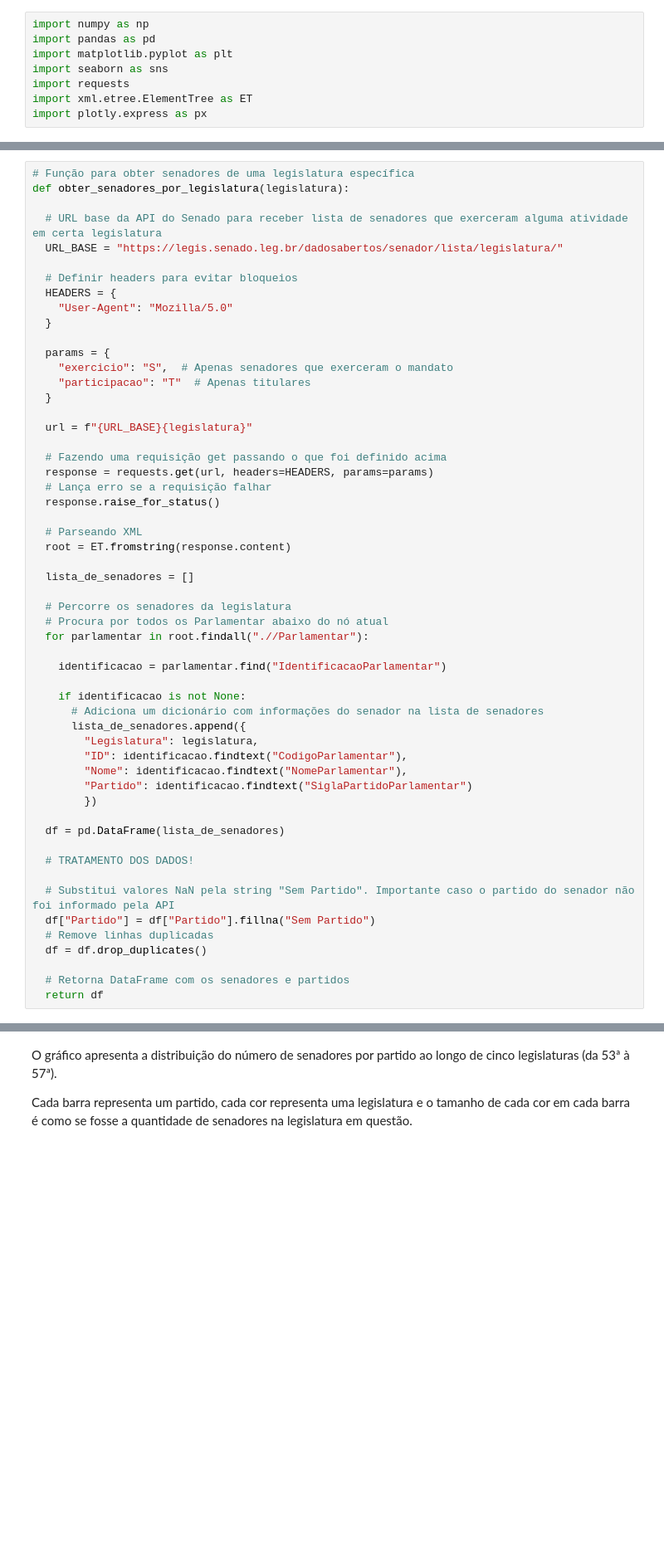
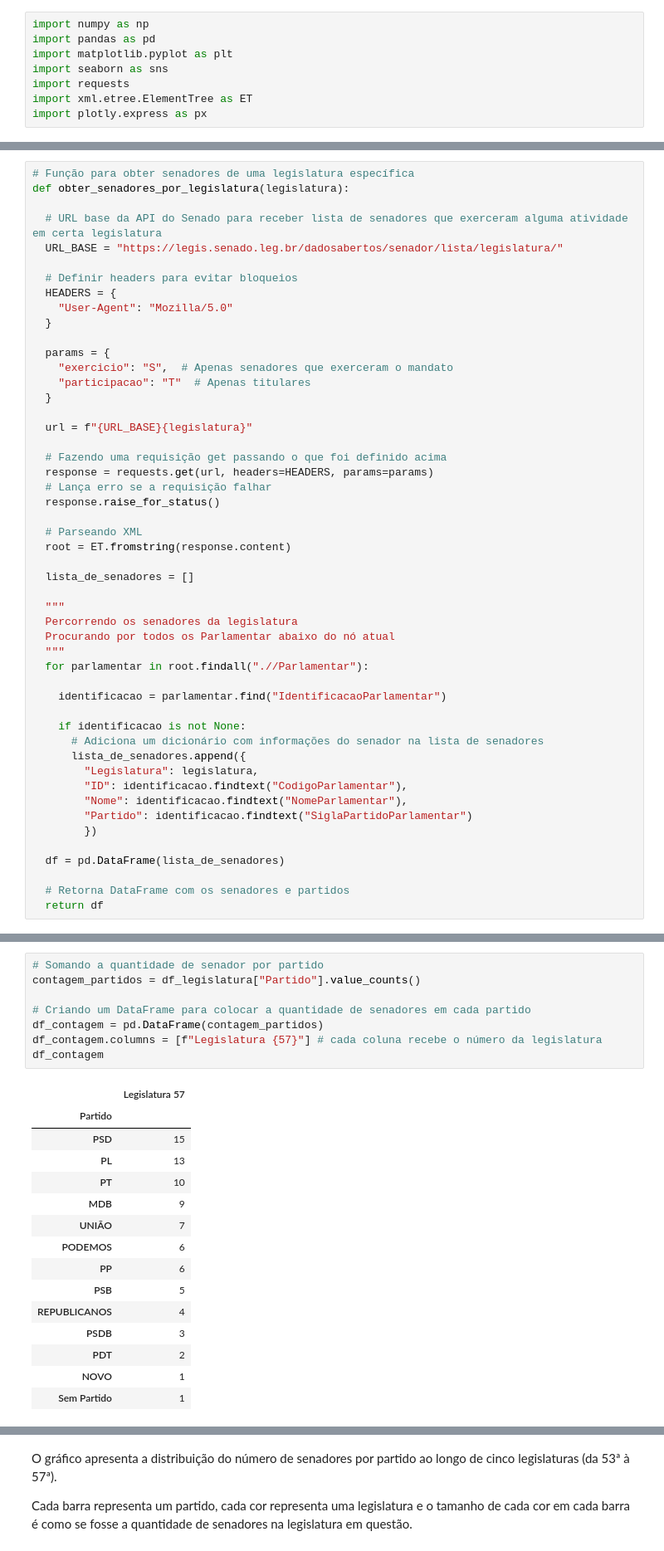
Before and after one commit to HenriqueMPereira/SenadoFederal, a Jupyter notebook: Senado_Federal.ipynb, the cells around one changed output, grey strips where cells are left out. Shown at 83% size. Saved outputs shown, nothing was run; the diff lists cells and outputs as text; blank space fills up the shorter version.

```diff
--- a/Senado_Federal.ipynb
+++ b/Senado_Federal.ipynb
@@ -57,8 +66,10 @@ def obter_senadores_por_legislatura(legislatura):
 
   lista_de_senadores = []
 
-  # Percorre os senadores da legislatura
-  # Procura por todos os Parlamentar abaixo do nó atual
+  """
+  Percorrendo os senadores da legislatura
+  Procurando por todos os Parlamentar abaixo do nó atual
+  """
   for parlamentar in root.findall(".//Parlamentar"):
 
     identificacao = parlamentar.find("IdentificacaoParlamentar")
@@ -74,12 +85,5 @@ def obter_senadores_por_legislatura(legislatura):
 
   df = pd.DataFrame(lista_de_senadores)
 
-  # TRATAMENTO DOS DADOS!
-
-  # Substitui valores NaN pela string "Sem Partido". Importante caso o partido do senador não foi informado pela API
-  df["Partido"] = df["Partido"].fillna("Sem Partido")
-  # Remove linhas duplicadas
-  df = df.drop_duplicates()
-
   # Retorna DataFrame com os senadores e partidos
   return df
@@ -95,0 +155,24 @@ num_legislaturas_analisadas = 5     # Últimas 5 legislaturas
+# %%
+# Somando a quantidade de senador por partido
+contagem_partidos = df_legislatura["Partido"].value_counts()
+
+# Criando um DataFrame para colocar a quantidade de senadores em cada partido
+df_contagem = pd.DataFrame(contagem_partidos)
+df_contagem.columns = [f"Legislatura {57}"] # cada coluna recebe o número da legislatura
+df_contagem
+# %% [output]
+|  | Legislatura 57 |
+| Partido |  |
+| PSD | 15 |
+| PL | 13 |
+| PT | 10 |
+| MDB | 9 |
+| UNIÃO | 7 |
+| PODEMOS | 6 |
+| PP | 6 |
+| PSB | 5 |
+| REPUBLICANOS | 4 |
+| PSDB | 3 |
+| PDT | 2 |
+| NOVO | 1 |
+| Sem Partido | 1 |
```
Also changed, not shown: parts of 43 cells of this notebook.
